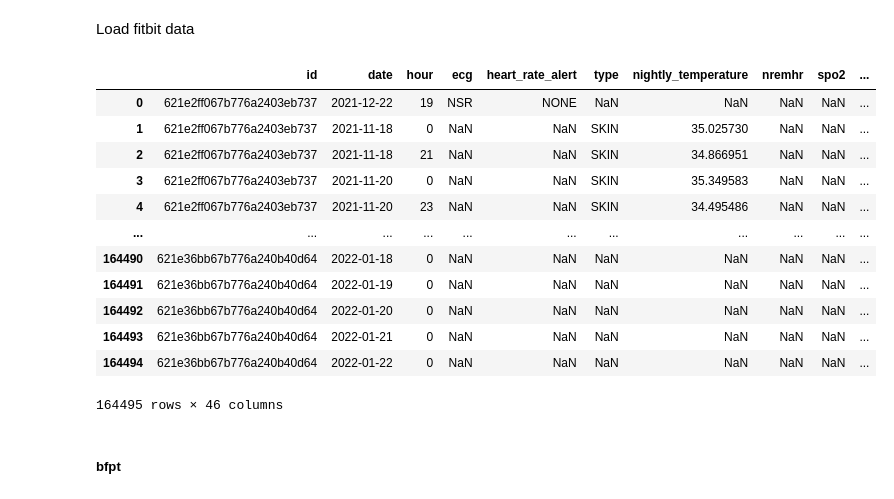
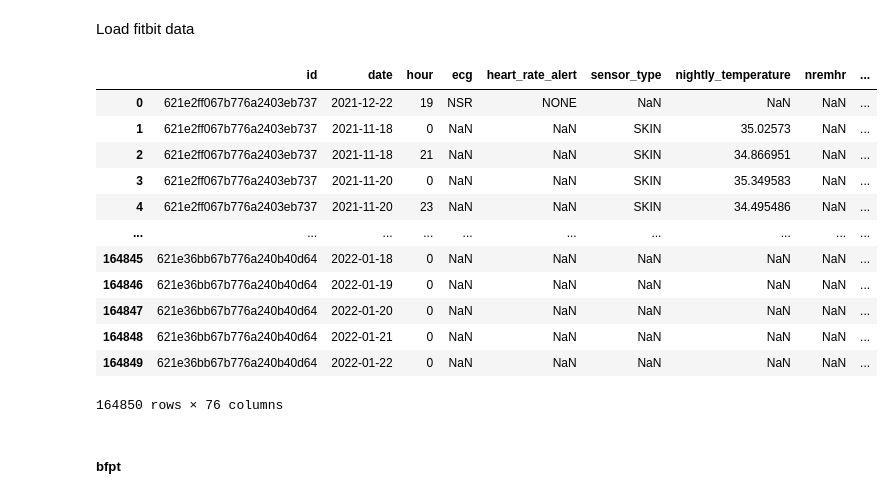
Before and after one commit to eparascho/LLMs-for-explanations, a Jupyter notebook: data_loading/surveys_data_loading.ipynb, the cells around one changed output. Drawn from its saved outputs; the diff is of its cells as text; code cells hidden in the pictures.

Commit message:
final data loading

```diff
--- a/data_loading/surveys_data_loading.ipynb
+++ b/data_loading/surveys_data_loading.ipynb
@@ -40,22 +40,22 @@ types
 # %% [markdown]
 Load fitbit data
 # %%
-fitbit_df = pd.read_pickle('../data/temp_fitbit.pkl')
+fitbit_df = pd.read_pickle('../data/fitbit.pkl')
 fitbit_df
 # %% [output]
-|  | id | date | hour | ecg | heart_rate_alert | type | nightly_temperature | nremhr | spo2 | ... |
-| 0 | 621e2ff067b776a2403eb737 | 2021-12-22 | 19 | NSR | NONE | NaN | NaN | NaN | NaN | ... |
-| 1 | 621e2ff067b776a2403eb737 | 2021-11-18 | 0 | NaN | NaN | SKIN | 35.025730 | NaN | NaN | ... |
-| 2 | 621e2ff067b776a2403eb737 | 2021-11-18 | 21 | NaN | NaN | SKIN | 34.866951 | NaN | NaN | ... |
-| 3 | 621e2ff067b776a2403eb737 | 2021-11-20 | 0 | NaN | NaN | SKIN | 35.349583 | NaN | NaN | ... |
-| 4 | 621e2ff067b776a2403eb737 | 2021-11-20 | 23 | NaN | NaN | SKIN | 34.495486 | NaN | NaN | ... |
-| ... | ... | ... | ... | ... | ... | ... | ... | ... | ... | ... |
-| 164490 | 621e36bb67b776a240b40d64 | 2022-01-18 | 0 | NaN | NaN | NaN | NaN | NaN | NaN | ... |
-| 164491 | 621e36bb67b776a240b40d64 | 2022-01-19 | 0 | NaN | NaN | NaN | NaN | NaN | NaN | ... |
-| 164492 | 621e36bb67b776a240b40d64 | 2022-01-20 | 0 | NaN | NaN | NaN | NaN | NaN | NaN | ... |
-| 164493 | 621e36bb67b776a240b40d64 | 2022-01-21 | 0 | NaN | NaN | NaN | NaN | NaN | NaN | ... |
-| 164494 | 621e36bb67b776a240b40d64 | 2022-01-22 | 0 | NaN | NaN | NaN | NaN | NaN | NaN | ... |
+|  | id | date | hour | ecg | heart_rate_alert | sensor_type | nightly_temperature | nremhr | ... |
+| 0 | 621e2ff067b776a2403eb737 | 2021-12-22 | 19 | NSR | NONE | NaN | NaN | NaN | ... |
+| 1 | 621e2ff067b776a2403eb737 | 2021-11-18 | 0 | NaN | NaN | SKIN | 35.02573 | NaN | ... |
+| 2 | 621e2ff067b776a2403eb737 | 2021-11-18 | 21 | NaN | NaN | SKIN | 34.866951 | NaN | ... |
+| 3 | 621e2ff067b776a2403eb737 | 2021-11-20 | 0 | NaN | NaN | SKIN | 35.349583 | NaN | ... |
+| 4 | 621e2ff067b776a2403eb737 | 2021-11-20 | 23 | NaN | NaN | SKIN | 34.495486 | NaN | ... |
+| ... | ... | ... | ... | ... | ... | ... | ... | ... | ... |
+| 164845 | 621e36bb67b776a240b40d64 | 2022-01-18 | 0 | NaN | NaN | NaN | NaN | NaN | ... |
+| 164846 | 621e36bb67b776a240b40d64 | 2022-01-19 | 0 | NaN | NaN | NaN | NaN | NaN | ... |
+| 164847 | 621e36bb67b776a240b40d64 | 2022-01-20 | 0 | NaN | NaN | NaN | NaN | NaN | ... |
+| 164848 | 621e36bb67b776a240b40d64 | 2022-01-21 | 0 | NaN | NaN | NaN | NaN | NaN | ... |
+| 164849 | 621e36bb67b776a240b40d64 | 2022-01-22 | 0 | NaN | NaN | NaN | NaN | NaN | ... |
-164495 rows × 46 columns
+164850 rows × 76 columns
 # %% [markdown]
 ##### bfpt
 # %%
```
Also changed, not shown: parts of 7 cells of this notebook, 7 other files.
